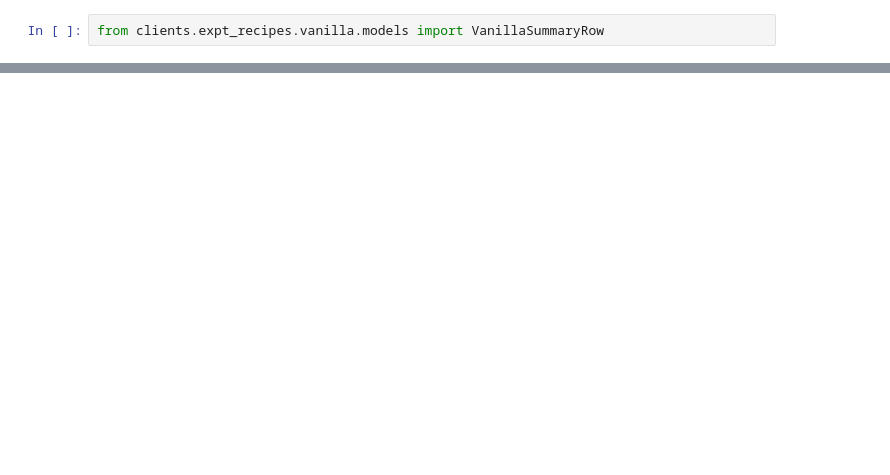
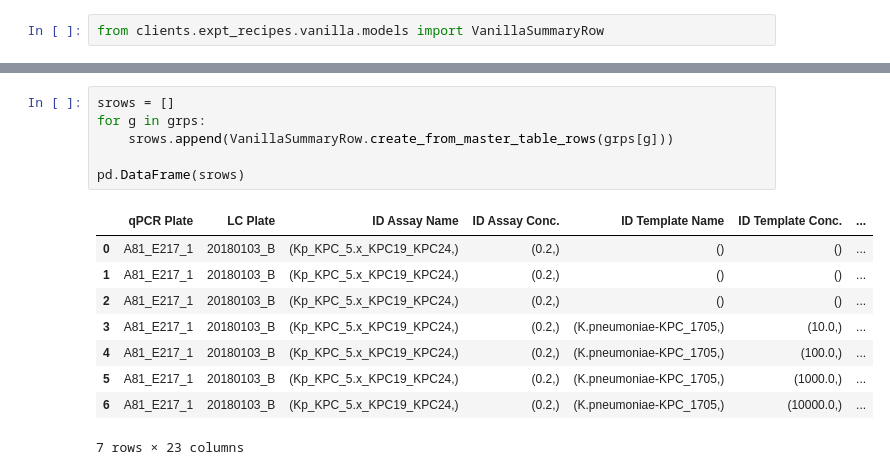
Before and after one commit to pete-dnae/assay-screening-proj, a Jupyter notebook: clients/expt_recipes/notebooks/vanilla.ipynb, the cells around one changed output, grey strips where cells are left out. Cells and saved outputs as stored; diff of their text form; blank space fills up the shorter version.

Commit message:
qpcr,labchip summary wip

```diff
--- a/clients/expt_recipes/notebooks/vanilla.ipynb
+++ b/clients/expt_recipes/notebooks/vanilla.ipynb
@@ -102,0 +166,16 @@ VanillaSummaryRow.create_from_master_table_rows(
+# %%
+srows = []
+for g in grps:
+    srows.append(VanillaSummaryRow.create_from_master_table_rows(grps[g]))
+
+pd.DataFrame(srows)
+# %% [output]
+|  | qPCR Plate | LC Plate | ID Assay Name | ID Assay Conc. | ID Template Name | ID Template Conc. | ... |
+| 0 | A81_E217_1 | 20180103_B | (Kp_KPC_5.x_KPC19_KPC24,) | (0.2,) | () | () | ... |
+| 1 | A81_E217_1 | 20180103_B | (Kp_KPC_5.x_KPC19_KPC24,) | (0.2,) | () | () | ... |
+| 2 | A81_E217_1 | 20180103_B | (Kp_KPC_5.x_KPC19_KPC24,) | (0.2,) | () | () | ... |
+| 3 | A81_E217_1 | 20180103_B | (Kp_KPC_5.x_KPC19_KPC24,) | (0.2,) | (K.pneumoniae-KPC_1705,) | (10.0,) | ... |
+| 4 | A81_E217_1 | 20180103_B | (Kp_KPC_5.x_KPC19_KPC24,) | (0.2,) | (K.pneumoniae-KPC_1705,) | (100.0,) | ... |
+| 5 | A81_E217_1 | 20180103_B | (Kp_KPC_5.x_KPC19_KPC24,) | (0.2,) | (K.pneumoniae-KPC_1705,) | (1000.0,) | ... |
+| 6 | A81_E217_1 | 20180103_B | (Kp_KPC_5.x_KPC19_KPC24,) | (0.2,) | (K.pneumoniae-KPC_1705,) | (10000.0,) | ... |
+7 rows × 23 columns
```
Also changed, not shown: parts of 7 cells of this notebook, 20 other files.
